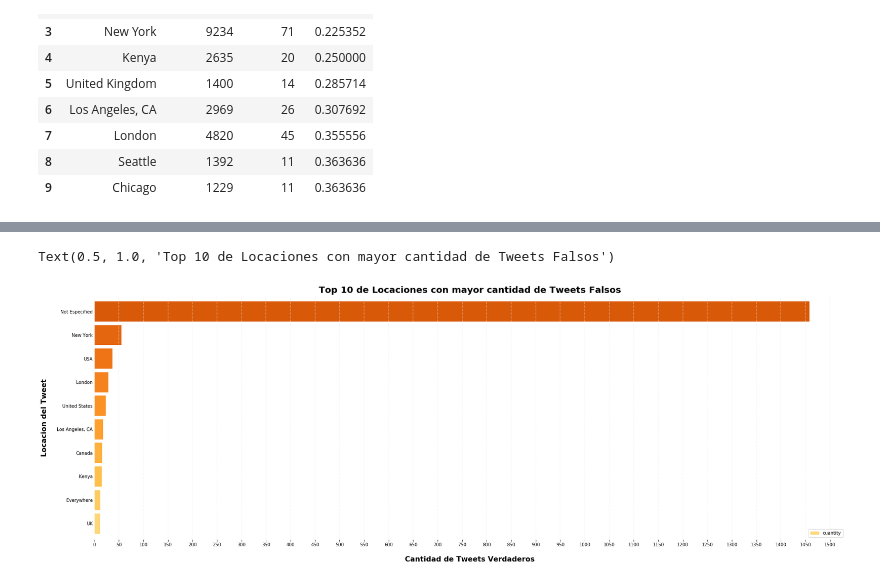
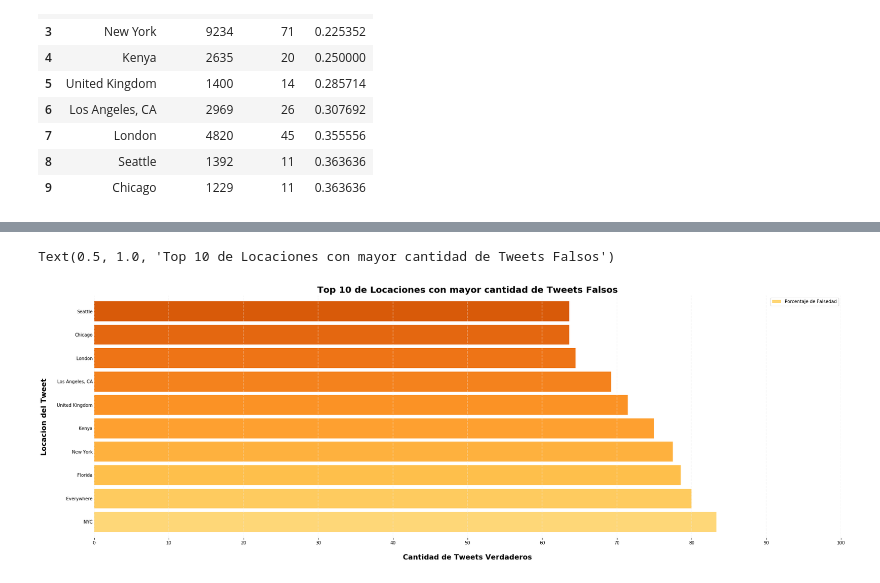
Before and after one commit to RiedelNicolas/TP1-Organizacion-de-Datos, a Jupyter notebook: Hugo.ipynb, the cells around one changed output, grey strips where cells are left out. Drawn from its saved outputs; the diff is of its cells as text; code cells hidden in the pictures.

```diff
--- a/Hugo.ipynb
+++ b/Hugo.ipynb
@@ -273,5 +231,0 @@ false_tweets.sample(n=15)
-# %%
-false_tweets = false_tweets.groupby('location').sum()
-false_tweets = false_tweets.sort_values('cuantity', ascending = True)
-false_tweets = false_tweets.reset_index()
-false_tweets.tail(10)
@@ -289,0 +232,5 @@ false_tweets.tail(10)
+# %%
+false_tweets['is false'] = is_false
+false_tweets['cuantity'] = 1
+false_tweets = false_tweets.groupby('location').sum()
+false_tweets.sample(n=15)
@@ -289,0 +264,3 @@ false_tweets.tail(10)
+# %%
+false_tweets['Porcentaje de Falsedad'] = (false_tweets['is false'] / false_tweets['cuantity']) *100
+false_tweets.head(10)
@@ -289,0 +280,6 @@ false_tweets.tail(10)
+# %%
+has_more_tweets_than_10_tweets = (false_tweets['cuantity'] > 10)
+locations_with_more_than_10_tweets = false_tweets[has_more_tweets_than_10_tweets]
+locations_with_more_than_10_tweets = locations_with_more_than_10_tweets.sort_values('Porcentaje de Falsedad', ascending =False)
+locations_with_more_than_10_tweets = locations_with_more_than_10_tweets.reset_index()
+locations_with_more_than_10_tweets.head(10)
@@ -290,26 +298,26 @@ false_tweets.tail(10)
 # %%
 saltos = np.linspace(0.3, 0.7, 10)
 colores = (cm.get_cmap('YlOrBr'))(saltos)
-top10_plot = false_tweets.tail(10).plot(kind='barh', y ='cuantity', x = 'location', figsize=(30,10), color=colores, width=0.85)
+top10_plot = locations_with_more_than_10_tweets.head(10).plot(kind='barh', y ='Porcentaje de Falsedad', x = 'location', figsize=(30,10), color=colores, width=0.85)
 
-plt.xticks(np.arange(0, 1501, 50.0))
+plt.xticks(np.arange(0, 101, 10.0))
 plt.tick_params(axis='y', length=0)
 
 top10_plot.spines['right'].set_visible(False)
 top10_plot.spines['top'].set_visible(False)
 top10_plot.spines['left'].set_visible(False)
 top10_plot.spines['bottom'].set_visible(False)
 
 lineas = top10_plot.get_xticks()
 for i in lineas:
       top10_plot.axvline(x=i, linestyle='--', alpha=0.4, color='#eeeeee')
 
 top10_plot.set_xlabel("Cantidad de Tweets Verdaderos", labelpad=20, weight='bold', size=16)
 top10_plot.set_ylabel("Locacion del Tweet", labelpad=20, weight='bold', size=16)
-top10_plot.set_title("Top 10 de Locaciones con mayor cantidad de Tweets Falsos", weight='bold', size=20)
+top10_plot.set_title("Top 10 de Locaciones con mayor ra de Tweets Falsos", weight='bold', size=20)
 # %% [output]
 Text(0.5, 1.0, 'Top 10 de Locaciones con mayor cantidad de Tweets Falsos')
-[figure, old version]
+[figure, new version]
 # %%
 locations_with_more_than_10_tweets['text lenght mean'] = locations_with_more_than_10_tweets['text lenght'] / locations_with_more_than_10_tweets['cuantity']
 locations_with_more_than_10_tweets = locations_with_more_than_10_tweets.sort_values('text lenght mean')
```
Also changed, not shown: parts of 23 cells of this notebook.
